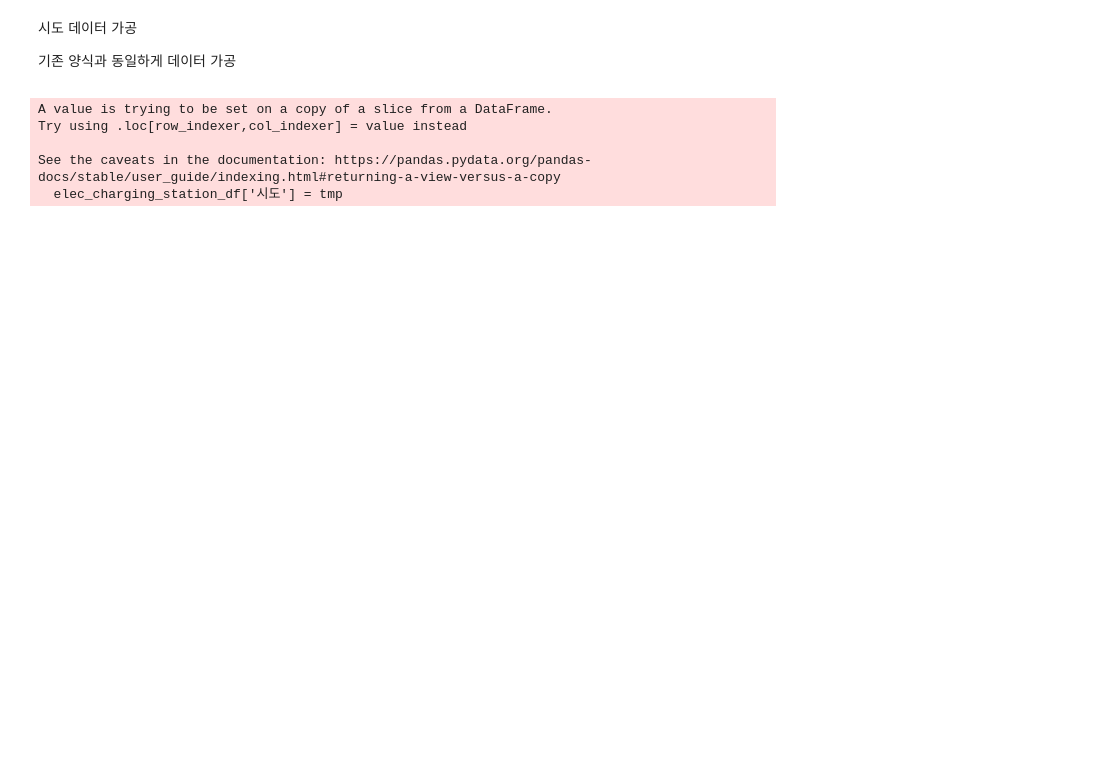
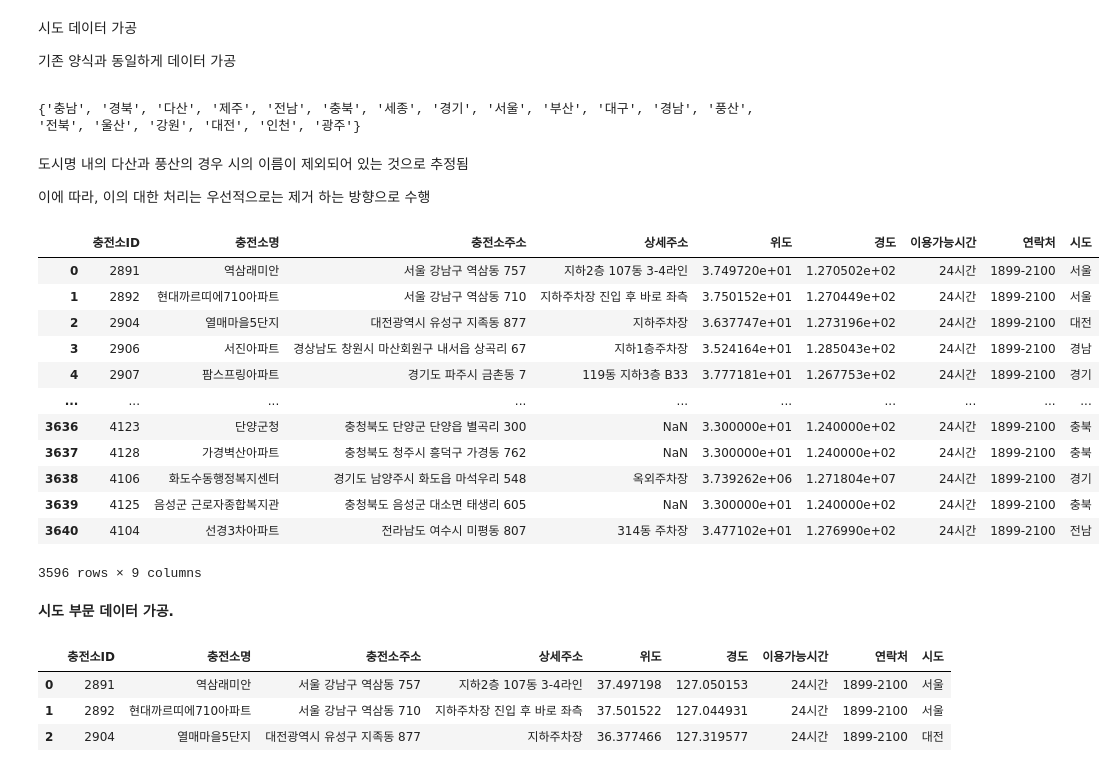
Before and after one commit to KernelTrek/ai_challenge, a Jupyter notebook: 1. 자동차_등록자료통계_전처리.ipynb, the cells around one changed output. Cells and saved outputs as stored; diff of their text form; code cells hidden in the pictures; blank space fills up the shorter version.

```diff
--- a/1. 자동차_등록자료통계_전처리.ipynb
+++ b/1. 자동차_등록자료통계_전처리.ipynb
@@ -565,12 +586,39 @@ for i in elec_charging_station_df.index:
         tmp.append(address[0][:2])
 
 elec_charging_station_df['시도'] = tmp
+print(set(tmp))
 # %% [output]
-A value is trying to be set on a copy of a slice from a DataFrame.
-Try using .loc[row_indexer,col_indexer] = value instead
-
-See the caveats in the documentation: https://pandas.pydata.org/pandas-docs/stable/user_guide/indexing.html#returning-a-view-versus-a-copy
-  elec_charging_station_df['시도'] = tmp
+{'충남', '경북', '다산', '제주', '전남', '충북', '세종', '경기', '서울', '부산', '대구', '경남', '풍산', '전북', '울산', '강원', '대전', '인천', '광주'}
+# %% [markdown]
+도시명 내의 다산과 풍산의 경우 시의 이름이 제외되어 있는 것으로 추정됨 <p>
+
+이에 따라, 이의 대한 처리는 우선적으로는 제거 하는 방향으로 수행
+# %%
+elec_charging_station_df = elec_charging_station_df[(elec_charging_station_df['시도'] != '다산') & (elec_charging_station_df['시도'] != '풍산')]
+elec_charging_station_df
+# %% [output]
+|  | 충전소ID | 충전소명 | 충전소주소 | 상세주소 | 위도 | 경도 | 이용가능시간 | 연락처 | 시도 |
+| 0 | 2891 | 역삼래미안 | 서울 강남구 역삼동 757 | 지하2층 107동 3-4라인 | 3.749720e+01 | 1.270502e+02 | 24시간 | 1899-2100 | 서울 |
+| 1 | 2892 | 현대까르띠에710아파트 | 서울 강남구 역삼동 710 | 지하주차장 진입 후 바로 좌측 | 3.750152e+01 | 1.270449e+02 | 24시간 | 1899-2100 | 서울 |
+| 2 | 2904 | 열매마을5단지 | 대전광역시 유성구 지족동 877 | 지하주차장 | 3.637747e+01 | 1.273196e+02 | 24시간 | 1899-2100 | 대전 |
+| 3 | 2906 | 서진아파트 | 경상남도 창원시 마산회원구 내서읍 상곡리 67 | 지하1층주차장 | 3.524164e+01 | 1.285043e+02 | 24시간 | 1899-2100 | 경남 |
+| 4 | 2907 | 팜스프링아파트 | 경기도 파주시 금촌동 7 | 119동 지하3층 B33 | 3.777181e+01 | 1.267753e+02 | 24시간 | 1899-2100 | 경기 |
+| ... | ... | ... | ... | ... | ... | ... | ... | ... | ... |
+| 3636 | 4123 | 단양군청 | 충청북도 단양군 단양읍 별곡리 300 | NaN | 3.300000e+01 | 1.240000e+02 | 24시간 | 1899-2100 | 충북 |
+| 3637 | 4128 | 가경벽산아파트 | 충청북도 청주시 흥덕구 가경동 762 | NaN | 3.300000e+01 | 1.240000e+02 | 24시간 | 1899-2100 | 충북 |
+| 3638 | 4106 | 화도수동행정복지센터 | 경기도 남양주시 화도읍 마석우리 548 | 옥외주차장 | 3.739262e+06 | 1.271804e+07 | 24시간 | 1899-2100 | 경기 |
+| 3639 | 4125 | 음성군 근로자종합복지관 | 충청북도 음성군 대소면 태생리 605 | NaN | 3.300000e+01 | 1.240000e+02 | 24시간 | 1899-2100 | 충북 |
+| 3640 | 4104 | 선경3차아파트 | 전라남도 여수시 미평동 807 | 314동 주차장 | 3.477102e+01 | 1.276990e+02 | 24시간 | 1899-2100 | 전남 |
+3596 rows × 9 columns
+# %% [markdown]
+<b>시도 부문 데이터 가공. </b>
+# %%
+elec_charging_station_df.head(3)
+# %% [output]
+|  | 충전소ID | 충전소명 | 충전소주소 | 상세주소 | 위도 | 경도 | 이용가능시간 | 연락처 | 시도 |
+| 0 | 2891 | 역삼래미안 | 서울 강남구 역삼동 757 | 지하2층 107동 3-4라인 | 37.497198 | 127.050153 | 24시간 | 1899-2100 | 서울 |
+| 1 | 2892 | 현대까르띠에710아파트 | 서울 강남구 역삼동 710 | 지하주차장 진입 후 바로 좌측 | 37.501522 | 127.044931 | 24시간 | 1899-2100 | 서울 |
+| 2 | 2904 | 열매마을5단지 | 대전광역시 유성구 지족동 877 | 지하주차장 | 36.377466 | 127.319577 | 24시간 | 1899-2100 | 대전 |
 # %%
 tmp = list()
 for i in elec_charging_station_df.index:
```
Also changed, not shown: parts of 27 cells of this notebook.
